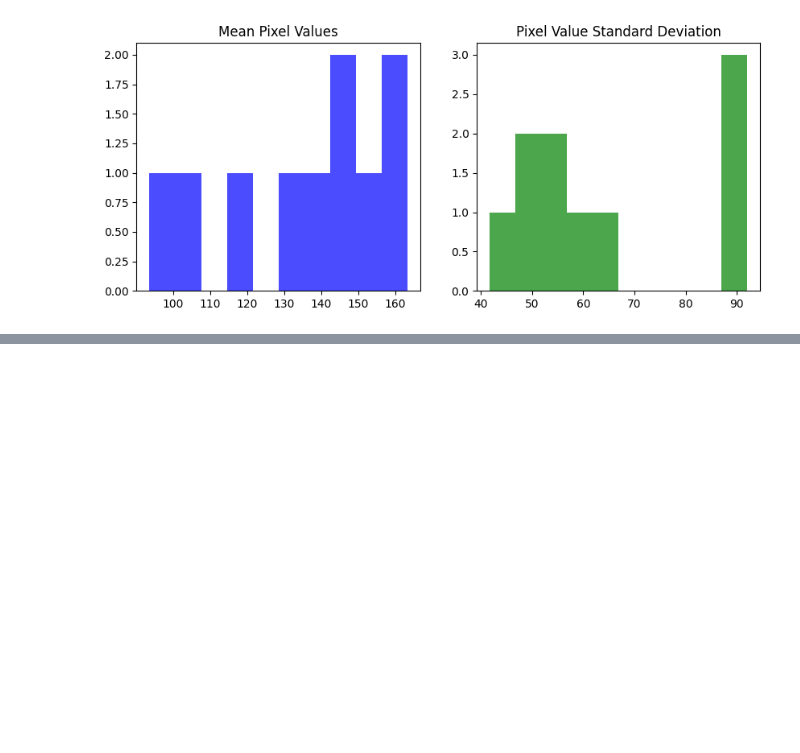
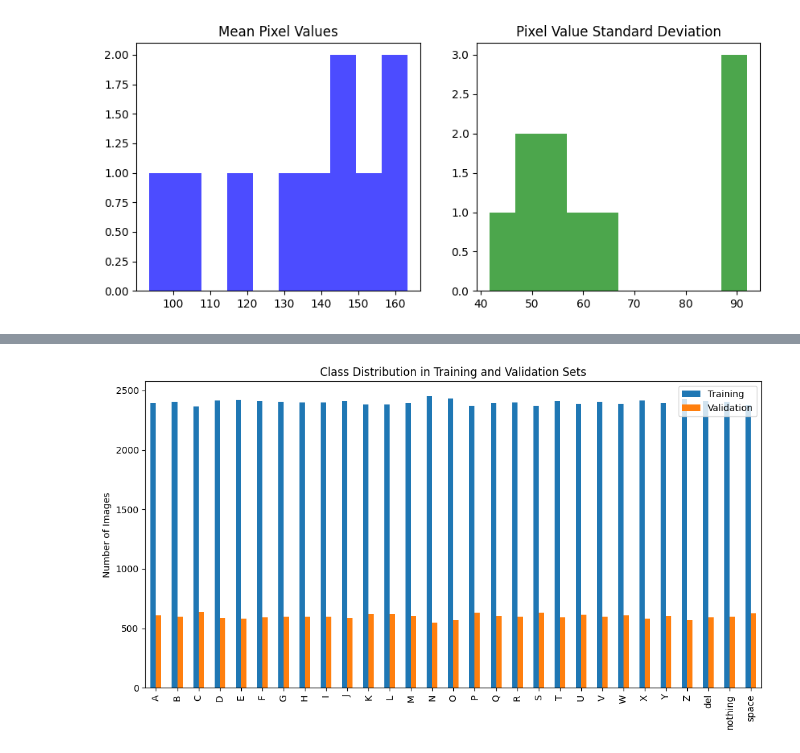
Before and after one commit to Jordan99990/ASL_To_Text, a Jupyter notebook: data_exploration.ipynb, the cells around one changed output, grey strips where cells are left out. Cells and saved outputs as stored; diff of their text form; code cells hidden in the pictures; blank space fills up the shorter version.

```diff
--- a/data_exploration.ipynb
+++ b/data_exploration.ipynb
@@ -73,0 +100,14 @@ plt.show()
+# %%
+train_classes = [dls.train_ds.items[i].parent.name for i in range(len(dls.train_ds))]
+valid_classes = [dls.valid_ds.items[i].parent.name for i in range(len(dls.valid_ds))]
+
+train_counts = pd.Series(train_classes).value_counts()
+valid_counts = pd.Series(valid_classes).value_counts()
+
+df = pd.DataFrame({'Training': train_counts, 'Validation': valid_counts})
+df.plot(kind='bar', figsize=(12, 6))
+plt.title('Class Distribution in Training and Validation Sets')
+plt.ylabel('Number of Images')
+plt.show()
+# %% [output]
+[figure, added]
```
Also changed, not shown: parts of 2 cells of this notebook, 3 other files.
